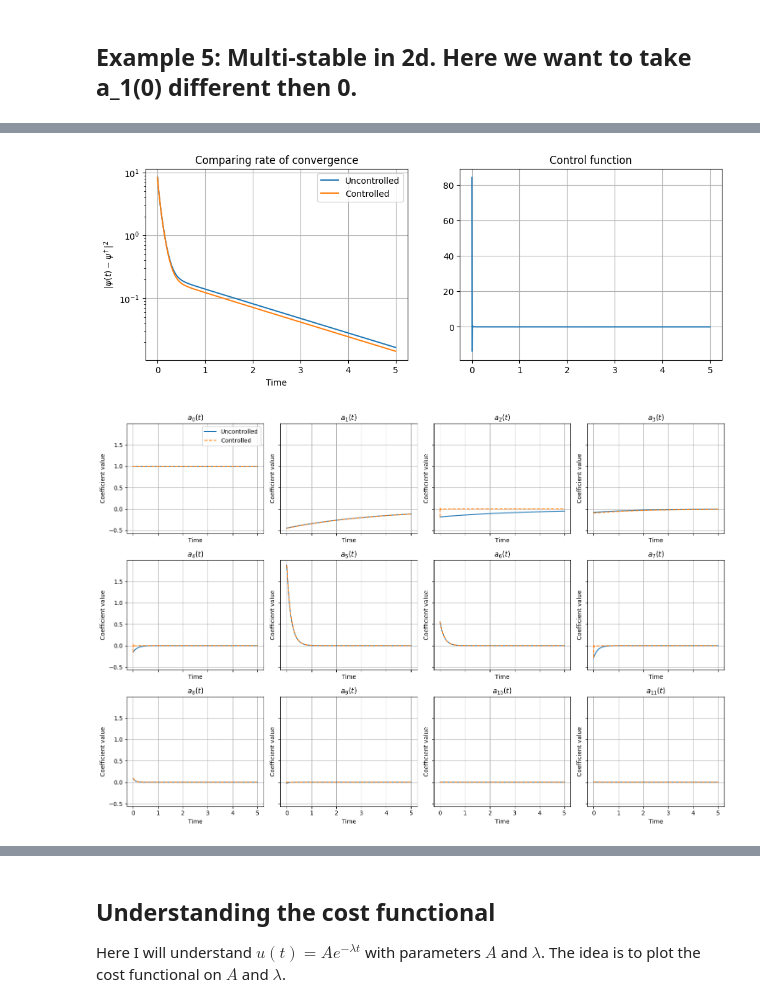
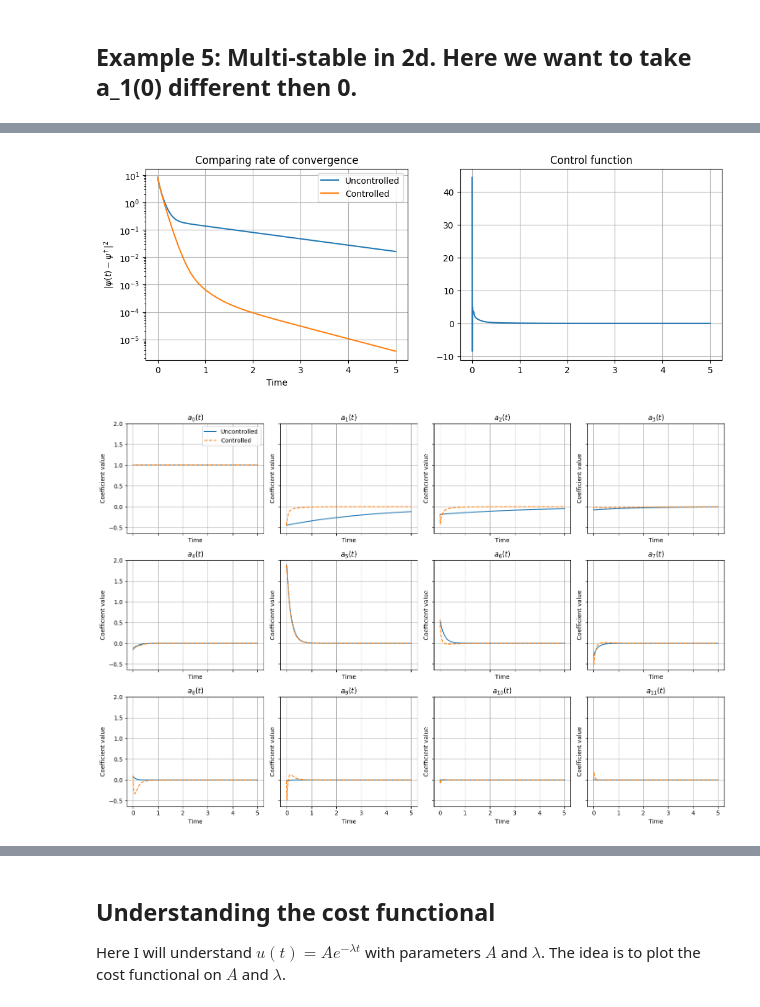
Before and after one commit to lucasmoschen/spectral-fp-opt-control, a Jupyter notebook: notebooks/optimal_control_problem.ipynb, the cells around one changed output, grey strips where cells are left out. Drawn from its saved outputs; the diff is of its cells as text; code cells hidden in the pictures.

```diff
--- a/notebooks/optimal_control_problem.ipynb
+++ b/notebooks/optimal_control_problem.ipynb
@@ -658,7 +659,7 @@ potential_expr_str = "4*x^6-12*x^4+3*x^2+4*y^6-12*y^4+3*y^2+6"
 approximator = WolframNDEigensystemApproximator(
     potential_expr=potential_expr_str,
     L=(3.0,3.0),
-    N=700,
+    N=(500, 500),
     sigma=1.0,
     options={"MaxCellMeasure": 0.05}
 )
@@ -692,8 +693,9 @@ solver2d = SchrodingerControlSolver(
     rho_dag=None,
     kappa=5.0,
     nu=1e-4,
-    nabla_alpha_list=nabla_alpha_list,
+    nabla_alpha_list=None,
     nabla_V=nabla_V,
     correct_lambda0=True,
-    eigeninfo=eigeninfo
+    eigeninfo=eigeninfo,
+    compute_alpha=2
 )
@@ -710,10 +704,10 @@ T = 5.0
 result_control = solver2d.solve(
     T=T,
     max_iter=500,
-    tol=1e-10,
+    tol=1e-4,
     time_eval=np.linspace(0, T, 1001),
     verbose=True,
-    learning_rate_kwargs={'method': 'bb', 'gamma': 10},
+    learning_rate_kwargs={'method': 'bb', 'gamma': 1},
     inicialization=True
 )
 
@@ -765,26 +767,26 @@ ax[1].set_title("Control function")
 
 plt.show()
 # %% [output]
-[figure, old version]
+[figure, new version]
 # %%
 num_plots = 12
 rows, cols = 3, 4  # 3 rows x 4 cols = 12 subplots
 
 fig, axes = plt.subplots(rows, cols, figsize=(15, 10), sharex=True, sharey=True)
 axes = axes.flatten()
 
 for i in range(num_plots):
     ax = axes[i]
     ax.plot(result['time'], result['a_vals'][:, i], label='Uncontrolled', color='C0')
-    ax.plot(result_control1['time'], result_control['a_vals'][:, i], label='Controlled', color='C1', linestyle='--')
+    ax.plot(result_control['time'], result_control['a_vals'][:, i], label='Controlled', color='C1', linestyle='--')
     ax.set_title(f'$a_{{{i}}}(t)$')
     ax.set_xlabel('Time')
     ax.set_ylabel('Coefficient value')
     ax.grid(True)
     if i == 0:
         ax.legend()
 
 plt.tight_layout()
 plt.show()
 # %% [output]
-[figure, old version]
+[figure, new version]
```
Also changed, not shown: parts of 15 cells of this notebook, 1 other file.
